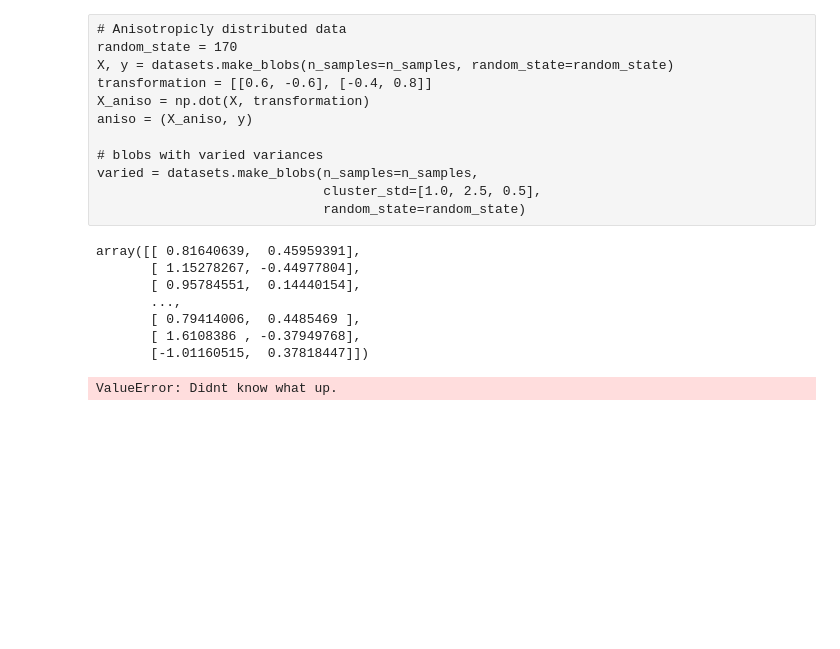
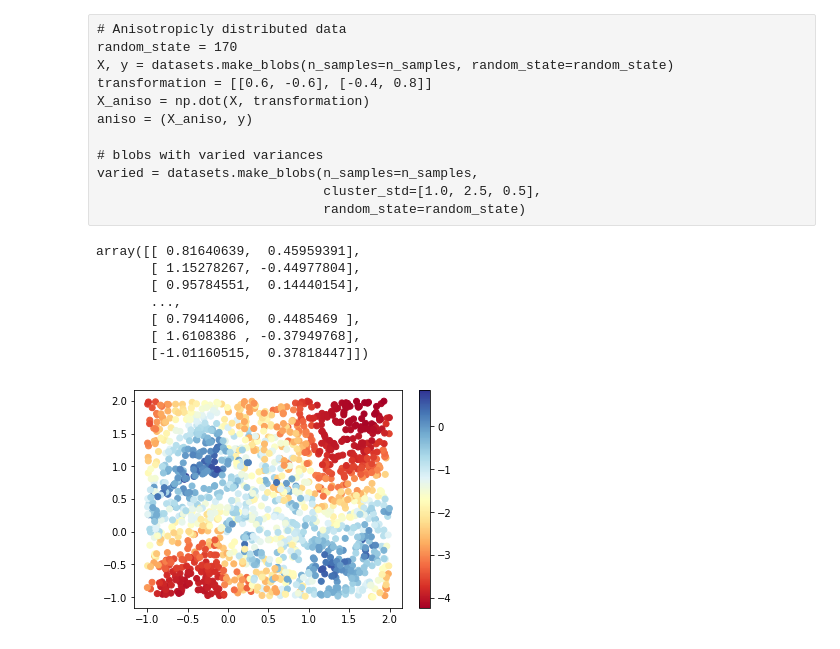
Before and after one commit to eliavw/discovery, a Jupyter notebook: note/190321 - anomadetector.ipynb, the cells around one changed output. Cells and saved outputs as stored; diff of their text form; code cells hidden in the pictures; blank space fills up the shorter version.

Commit message:
First plots and issues

```diff
--- a/note/190321 - anomadetector.ipynb
+++ b/note/190321 - anomadetector.ipynb
@@ -89,19 +89,22 @@ sel_parameters = {'sel_type':           'Base',
 # %%
 model.fit(X_train, **ind_parameters, **sel_parameters)
 # %%
-model.fit_scores_scaler(X_train, kind='Standard')
+model.fit_scores_scaler(X_train, kind='Robust')
-# %% [output]
-ValueError: Didnt know what up.
 # %%
-plot_data = X_train
+#plot_data = X_train
 plot_data = np.random.rand(n_samples, 2)*3-1
 #plot_data = np.concatenate((X_train, np.dot(X_train, [[0.5, -0.02], [-0.02, 0.8]])-0.25))
 #plot_data = X_test
 # %%
+model.fit_scores_scaler(X_train, kind='Robust')
+
+
 scores = model.score_samples(plot_data, kde_kind='marginal', aggregation='mean')
 
 # Plot the results
 cm = plt.cm.get_cmap('RdYlBu')
 sc = plt.scatter(plot_data[:, 0], plot_data[:, 1], c=scores, cmap=cm)
 plt.colorbar(sc)
 plt.show()
+# %% [output]
+[figure, added]
```
Also changed, not shown: parts of 6 cells of this notebook, 3 other files.
